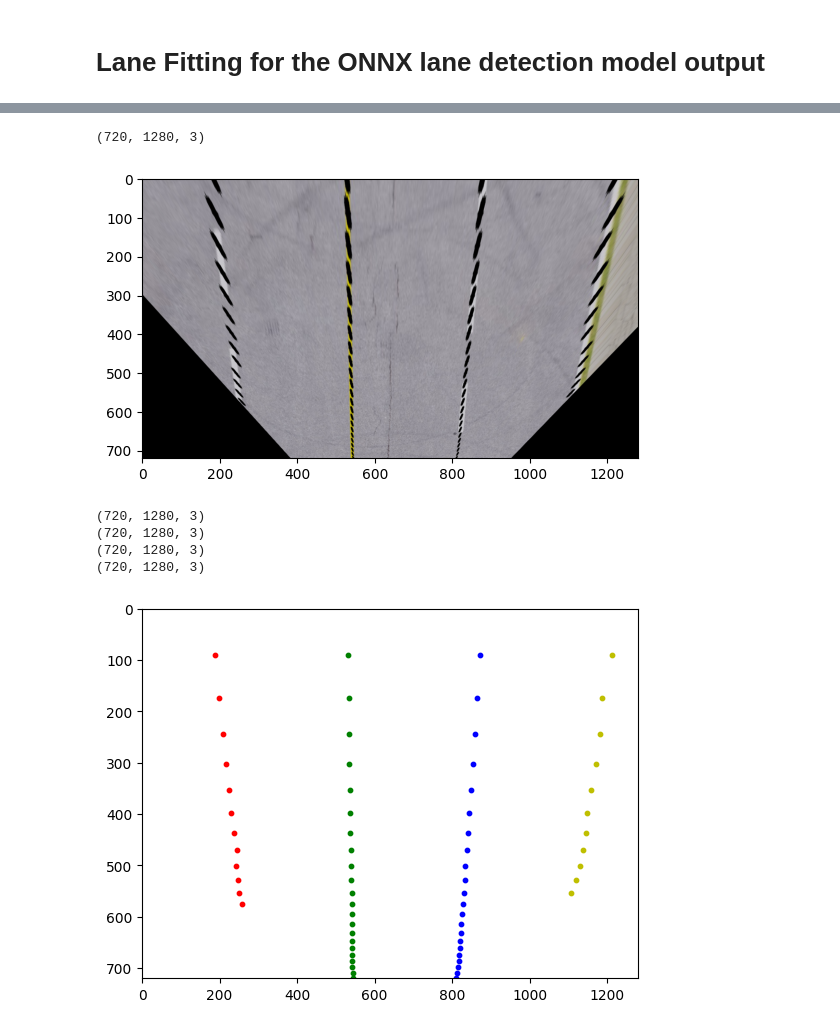
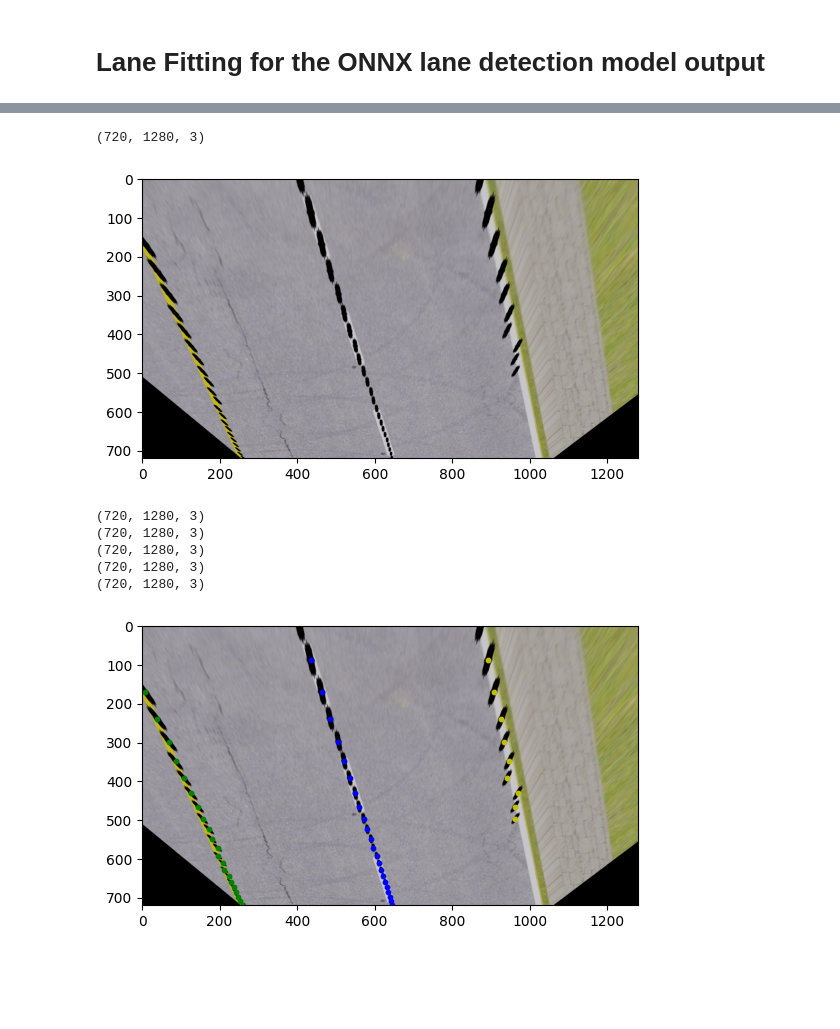
Before and after one commit to alexander-toch/lane-detection-e2e-attack, a Jupyter notebook: lanefitting/lanefitting.ipynb, the cells around one changed output, grey strips where cells are left out. Saved outputs shown, nothing was run; the diff lists cells and outputs as text; code cells hidden in the pictures; blank space fills up the shorter version.

```diff
--- a/lanefitting/lanefitting.ipynb
+++ b/lanefitting/lanefitting.ipynb
@@ -14,7 +14,8 @@ import pytorch_auto_drive.functional as F
 from lanefitting import get_steering_angle
 
 
-FILENAME = 'example_input.jpg'
+FILENAME = '100.jpg'
+# FILENAME = 'example_input.jpg'
 # results, keypoints = inference(FILENAME, model_path='../../resnet50_resa_tusimple_20211019.onnx')
 results, keypoints = inference(FILENAME, model_path='../../resnet50_resa_culane_20211016.onnx')
 
@@ -37,8 +38,8 @@ for i, lane in enumerate(keypoints):
 def getTransformMatrix(inpImage):
     # manually selected source and destination points
     print(inpImage.shape)
-    src =  np.float32([[480, 500], [800, 500], [inpImage.shape[1]-50, inpImage.shape[0]],  [150, inpImage.shape[0]]])
-    line_dst_offset = 300
+    src =  np.float32([[470, 500], [800, 500], [inpImage.shape[1]-50, inpImage.shape[0]],  [150, inpImage.shape[0]]])
+    line_dst_offset = 200
 
     dst = np.float32([[src[3][0] + line_dst_offset, 0], \
           [src[2][0] - line_dst_offset, 0], \
@@ -68,7 +69,7 @@ def perspectiveWarpImage(inpImage):
 warped_image = perspectiveWarpImage(infered_img)
 # %% [output]
 (720, 1280, 3)
-[figure, old version]
+[figure, new version]
 # %%
 def transformPoint(point, matrix):
     # https://stackoverflow.com/a/57400980
@@ -78,35 +79,36 @@ def transformPoint(point, matrix):
 
 def perspectiveWarp(keypoints, inpImage):
 
     colors = ['r', 'g', 'b', 'y', 'c', 'm']
 
     lanes=[]
     for i, lane in enumerate(keypoints):
         matrix, matrix_inv = getTransformMatrix(inpImage)
 
         plt.ylim([0,inpImage.shape[0]])
         plt.xlim([0,inpImage.shape[1]])
         plt.gca().invert_yaxis()
 
         result_points = []
         for point in lane:
             point = transformPoint(point, matrix)
             result_points.append(point)
             plt.scatter(point[0], point[1], s=10, c=colors[i], marker='o')
 
 
         lanes.append(np.float32(result_points))
 
     return lanes
 
-plt.show()
+plt.imshow(perspectiveWarpImage(infered_img))
 lanes = perspectiveWarp(keypoints, infered_img)
 # %% [output]
 (720, 1280, 3)
 (720, 1280, 3)
 (720, 1280, 3)
 (720, 1280, 3)
+(720, 1280, 3)
-[figure, old version]
+[figure, new version]
 # %%
 # Lane fitting
 
```
Also changed, not shown: parts of 4 cells of this notebook, 2 other files.
